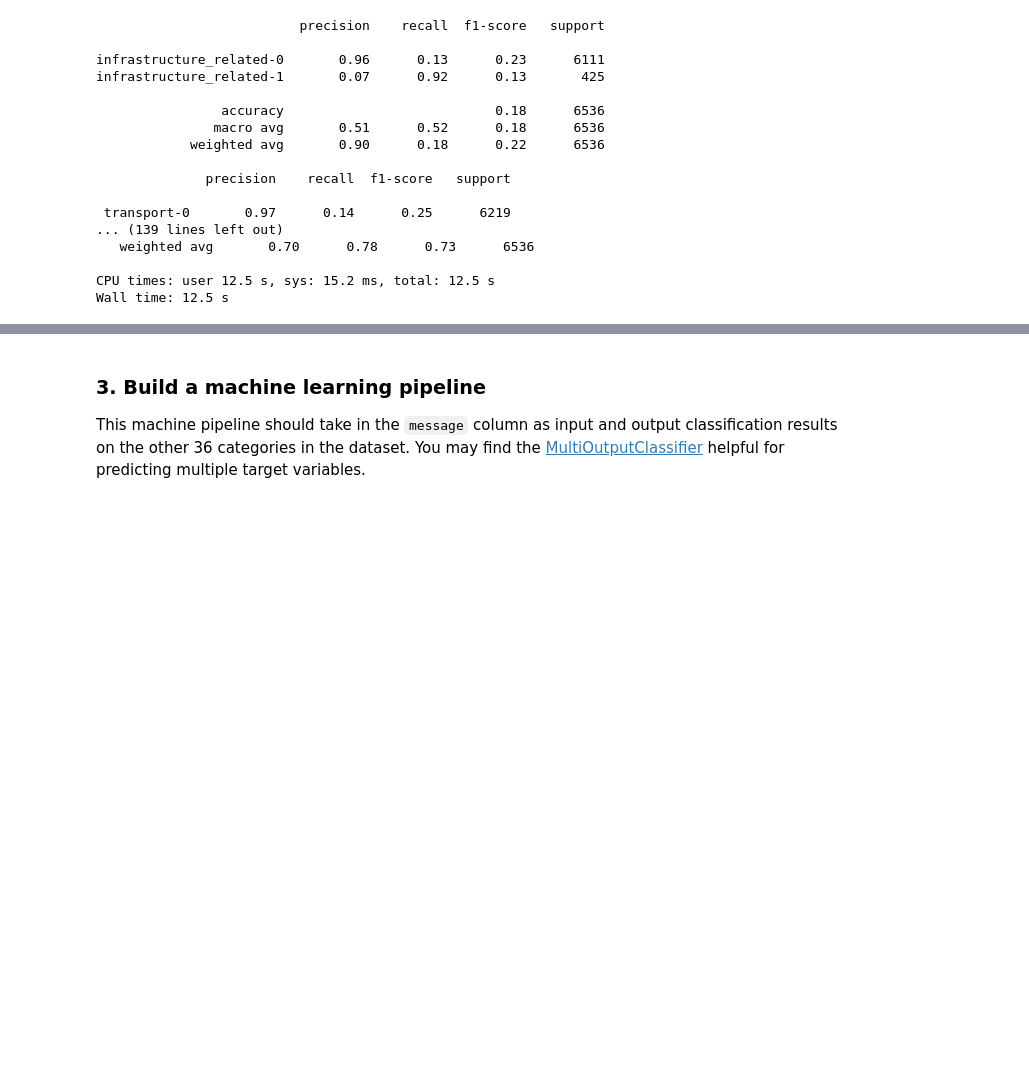
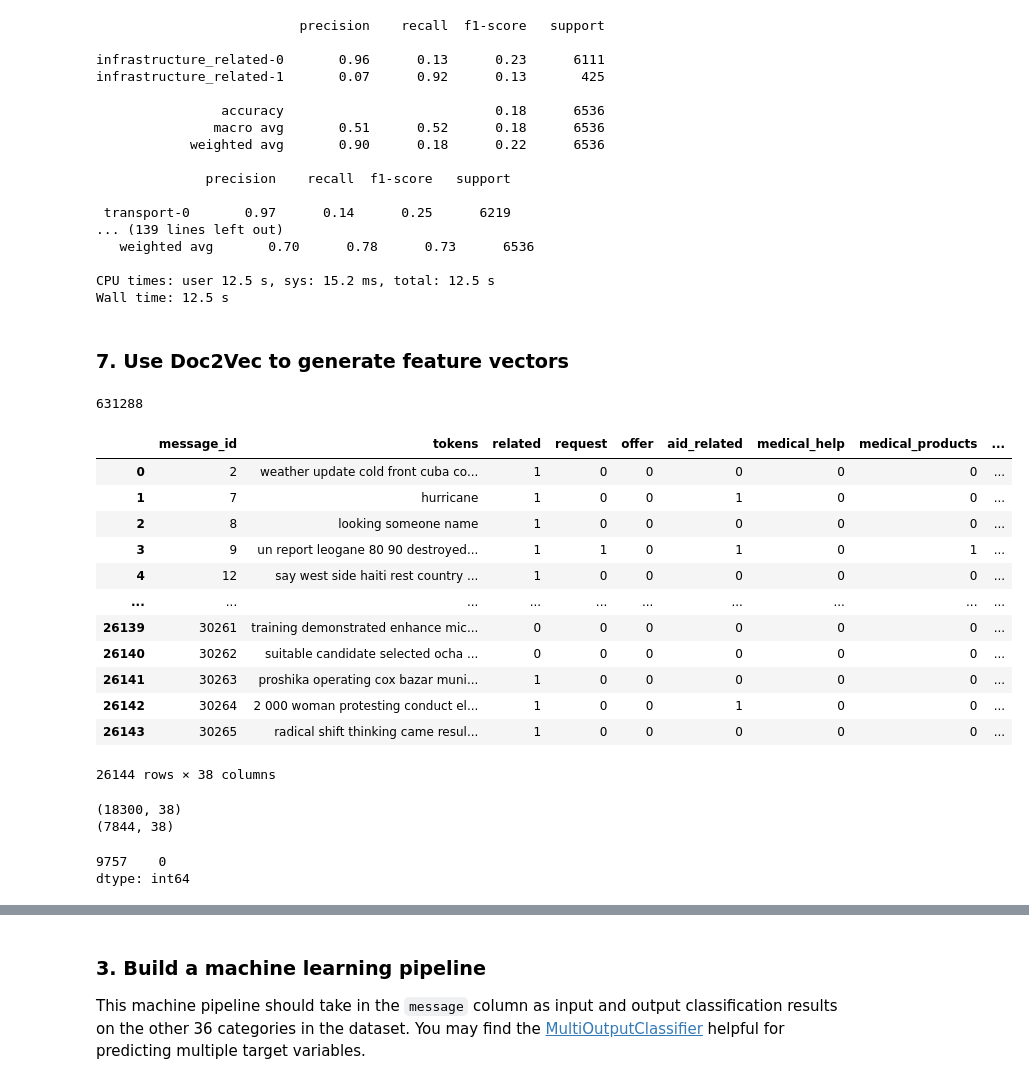
Before and after one commit to tarcisobraz/disaster-message-clf, a Jupyter notebook: models/ML Pipeline Preparation.ipynb, the cells around one changed output, grey strips where cells are left out. Saved outputs shown, nothing was run; the diff lists cells and outputs as text; code cells hidden in the pictures; blank space fills up the shorter version.

Commit message:
feat: Adds Doc2Vec Transformer to generate features.
Started modifying code to be able to use current pipeline input.

```diff
--- a/models/ML Pipeline Preparation.ipynb
+++ b/models/ML Pipeline Preparation.ipynb
@@ -162,3 +172,5 @@ messages_df
 messages_tokens = messages_df[['message_id','tokens']]
 # %%
 messages_tokens.to_sql('MessageTokens', engine, index=False, if_exists='replace')
+# %%
+messages_categories = messages_tokens.merge(categories_df, on='message_id')
@@ -771,3 +793,25 @@ infrastructure_related-1       0.07      0.92      0.13       425
 
 CPU times: user 12.5 s, sys: 15.2 ms, total: 12.5 s
 Wall time: 12.5 s
+# %% [markdown]
+### 7. Use Doc2Vec to generate feature vectors
+# %%
+messages_df['message'].apply(lambda x: len(x.split(' '))).sum()
+# %% [output]
+631288
+# %%
+messages_categories
+# %% [output]
+|  | message_id | tokens | related | request | offer | aid_related | medical_help | medical_products | ... |
+| 0 | 2 | weather update cold front cuba co... | 1 | 0 | 0 | 0 | 0 | 0 | ... |
+| 1 | 7 | hurricane | 1 | 0 | 0 | 1 | 0 | 0 | ... |
+| 2 | 8 | looking someone name | 1 | 0 | 0 | 0 | 0 | 0 | ... |
+| 3 | 9 | un report leogane 80 90 destroyed... | 1 | 1 | 0 | 1 | 0 | 1 | ... |
+| 4 | 12 | say west side haiti rest country ... | 1 | 0 | 0 | 0 | 0 | 0 | ... |
+| ... | ... | ... | ... | ... | ... | ... | ... | ... | ... |
+| 26139 | 30261 | training demonstrated enhance mic... | 0 | 0 | 0 | 0 | 0 | 0 | ... |
+| 26140 | 30262 | suitable candidate selected ocha ... | 0 | 0 | 0 | 0 | 0 | 0 | ... |
+| 26141 | 30263 | proshika operating cox bazar muni... | 1 | 0 | 0 | 0 | 0 | 0 | ... |
+| 26142 | 30264 | 2 000 woman protesting conduct el... | 1 | 0 | 0 | 1 | 0 | 0 | ... |
+| 26143 | 30265 | radical shift thinking came resul... | 1 | 0 | 0 | 0 | 0 | 0 | ... |
+26144 rows × 38 columns
@@ -773,0 +820,11 @@ Wall time: 12.5 s
+# %%
+print(d2v_train.shape)
+print(d2v_test.shape)
+# %% [output]
+(18300, 38)
+(7844, 38)
+# %%
+d2v_train.head(1).drop(['message_id','tokens'], axis=1).sum(axis=1)
+# %% [output]
+9757    0
+dtype: int64
```
Also changed, not shown: parts of 16 cells of this notebook.
